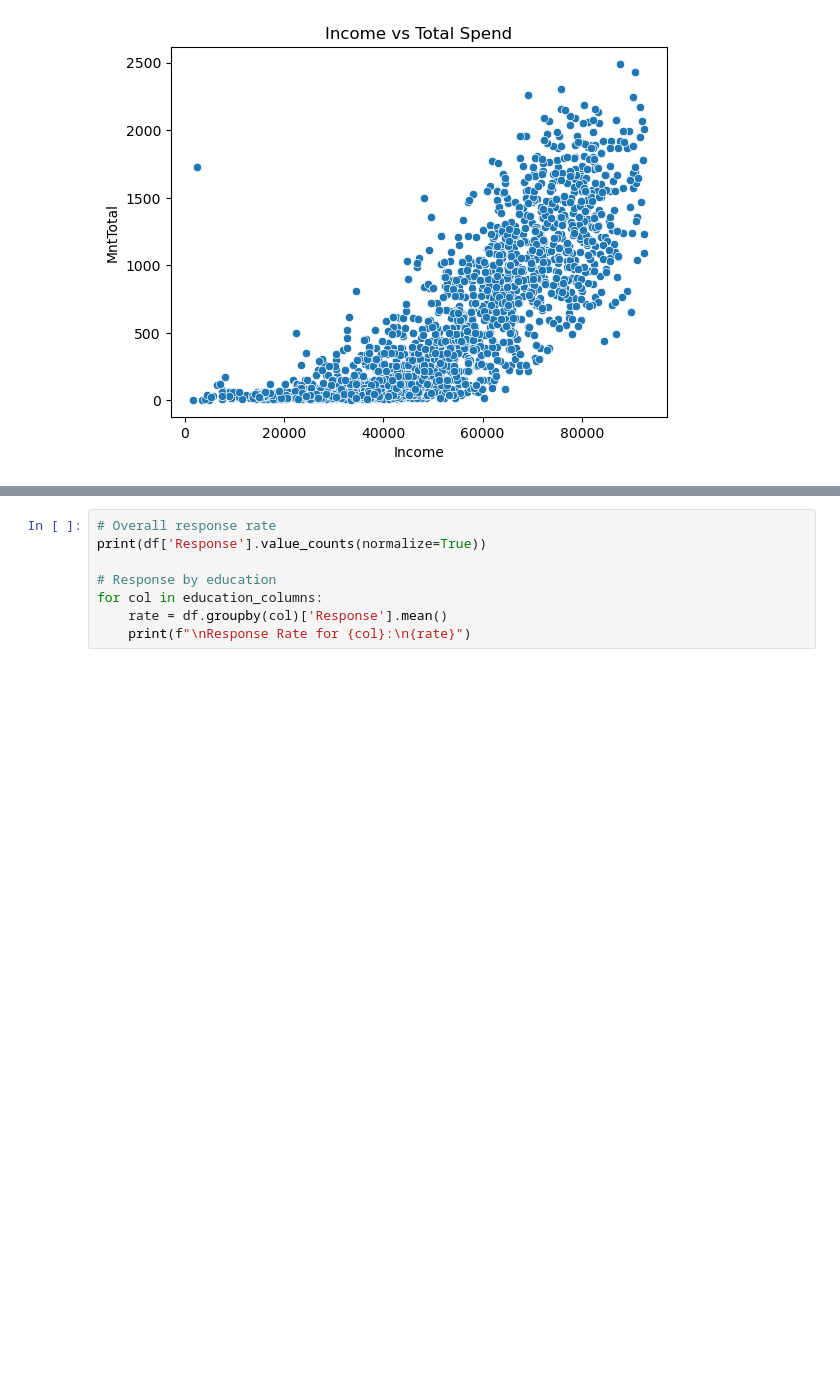
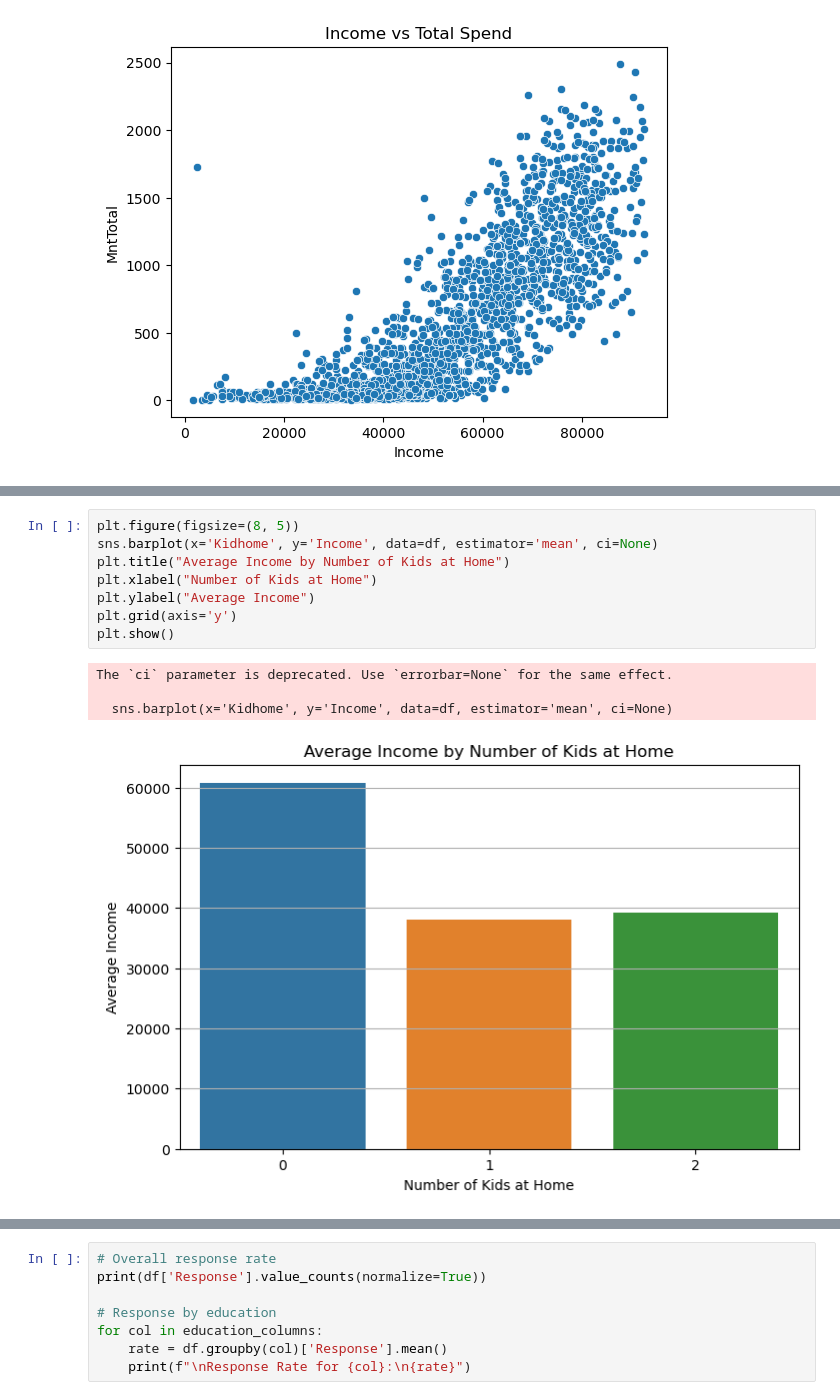
Before and after one commit to fincherc/marketing_project, a Jupyter notebook: food_da.ipynb, the cells around one changed output, grey strips where cells are left out. Drawn from its saved outputs; the diff is of its cells as text; blank space fills up the shorter version.

```diff
--- a/food_da.ipynb
+++ b/food_da.ipynb
@@ -164,0 +179,13 @@ Text(0.5, 1.0, 'Income vs Total Spend')
+# %%
+plt.figure(figsize=(8, 5))
+sns.barplot(x='Kidhome', y='Income', data=df, estimator='mean', ci=None)
+plt.title("Average Income by Number of Kids at Home")
+plt.xlabel("Number of Kids at Home")
+plt.ylabel("Average Income")
+plt.grid(axis='y')
+plt.show()
+# %% [output]
+The `ci` parameter is deprecated. Use `errorbar=None` for the same effect.
+
+  sns.barplot(x='Kidhome', y='Income', data=df, estimator='mean', ci=None)
+[figure, added]
```
Also changed, not shown: parts of 4 cells of this notebook.
